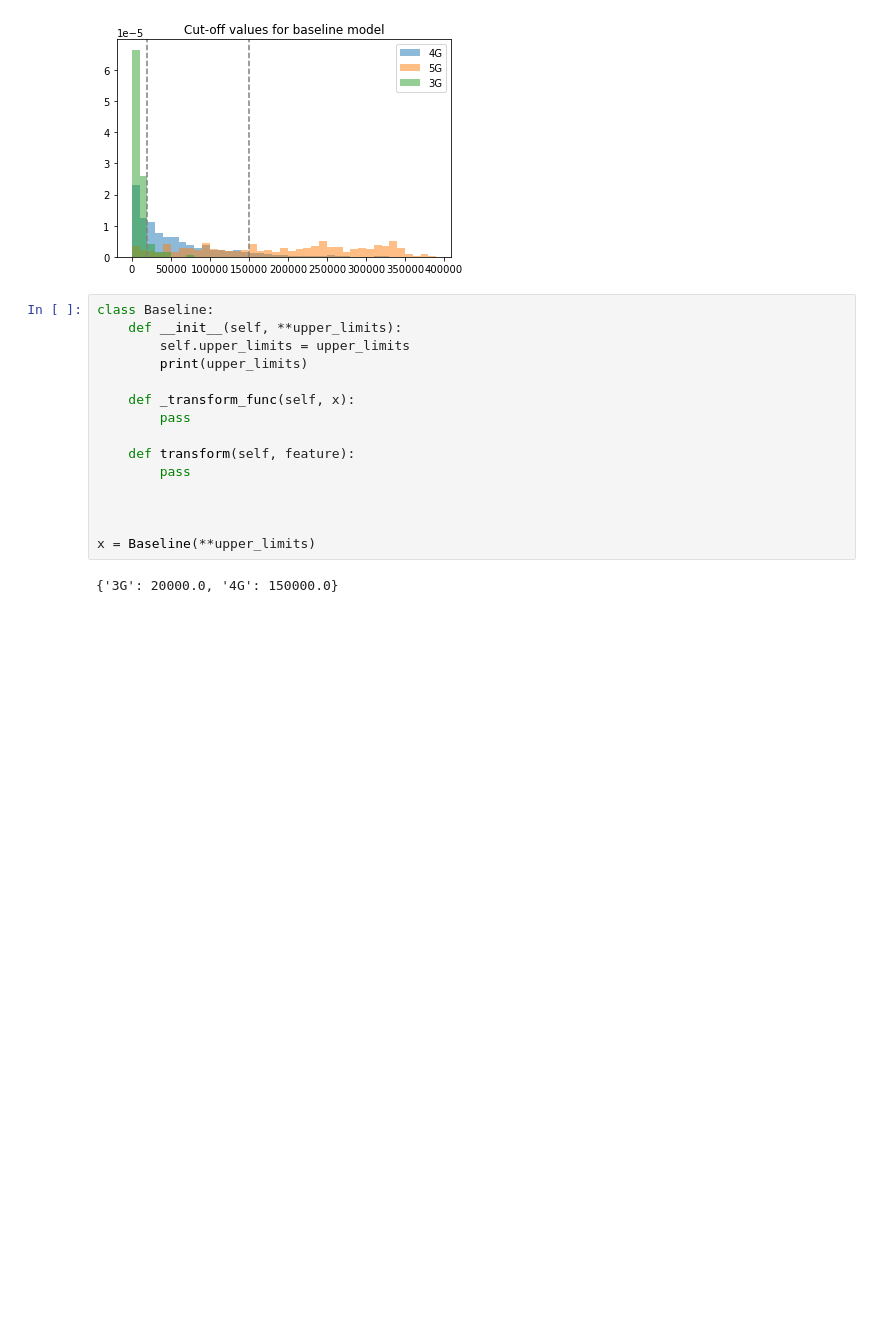
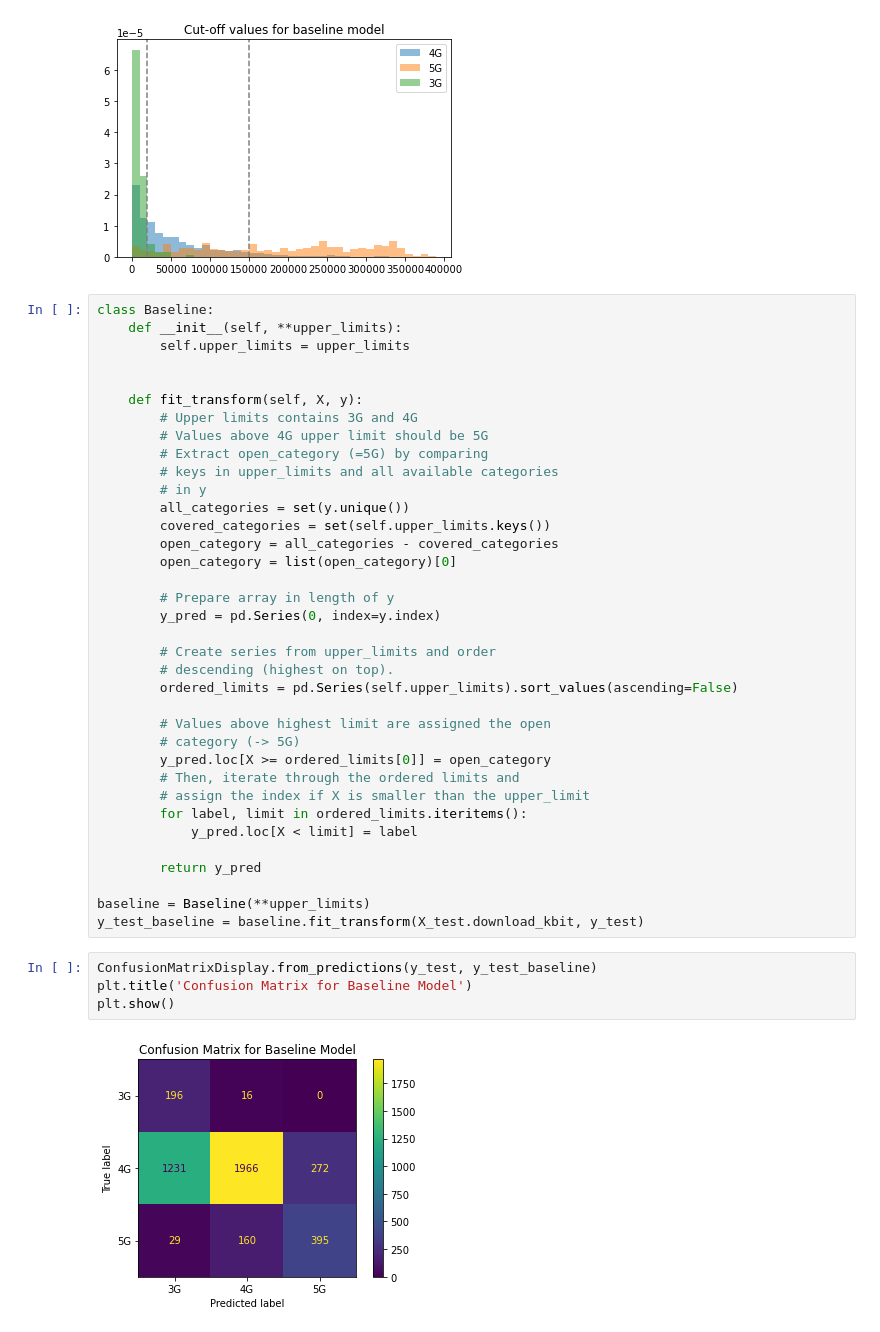
Before and after one commit to heckert/speedtest-classification, a Jupyter notebook: notebooks/02-train.ipynb, the cells around one changed output. Cells and saved outputs as stored; diff of their text form; blank space fills up the shorter version.

Commit message:
confusion matrix for baseline model

```diff
--- a/notebooks/02-train.ipynb
+++ b/notebooks/02-train.ipynb
@@ -82,20 +83,45 @@ plot_comparison_histogram(
 )
 # %% [output]
 [figure]
-# %%
-class Baseline:
-    def __init__(self, **upper_limits):
-        self.upper_limits = upper_limits
-        print(upper_limits)
-
-    def _transform_func(self, x):
-        pass
-
-    def transform(self, feature):
-        pass
-
-
-
-x = Baseline(**upper_limits)
-# %% [output]
-{'3G': 20000.0, '4G': 150000.0}
+# %%
+class Baseline:
+    def __init__(self, **upper_limits):
+        self.upper_limits = upper_limits
+
+
+    def fit_transform(self, X, y):
+        # Upper limits contains 3G and 4G
+        # Values above 4G upper limit should be 5G
+        # Extract open_category (=5G) by comparing
+        # keys in upper_limits and all available categories
+        # in y
+        all_categories = set(y.unique())
+        covered_categories = set(self.upper_limits.keys())
+        open_category = all_categories - covered_categories
+        open_category = list(open_category)[0]
+
+        # Prepare array in length of y
+        y_pred = pd.Series(0, index=y.index)
+
+        # Create series from upper_limits and order
+        # descending (highest on top).
+        ordered_limits = pd.Series(self.upper_limits).sort_values(ascending=False)
+
+        # Values above highest limit are assigned the open
+        # category (-> 5G)
+        y_pred.loc[X >= ordered_limits[0]] = open_category
+        # Then, iterate through the ordered limits and
+        # assign the index if X is smaller than the upper_limit
+        for label, limit in ordered_limits.iteritems():
+            y_pred.loc[X < limit] = label
+
+        return y_pred
+
+baseline = Baseline(**upper_limits)
+y_test_baseline = baseline.fit_transform(X_test.download_kbit, y_test)
+# %%
+ConfusionMatrixDisplay.from_predictions(y_test, y_test_baseline)
+plt.title('Confusion Matrix for Baseline Model')
+plt.show()
+# %% [output]
+[figure, added]
```
Also changed, not shown: parts of 1 cell of this notebook.
